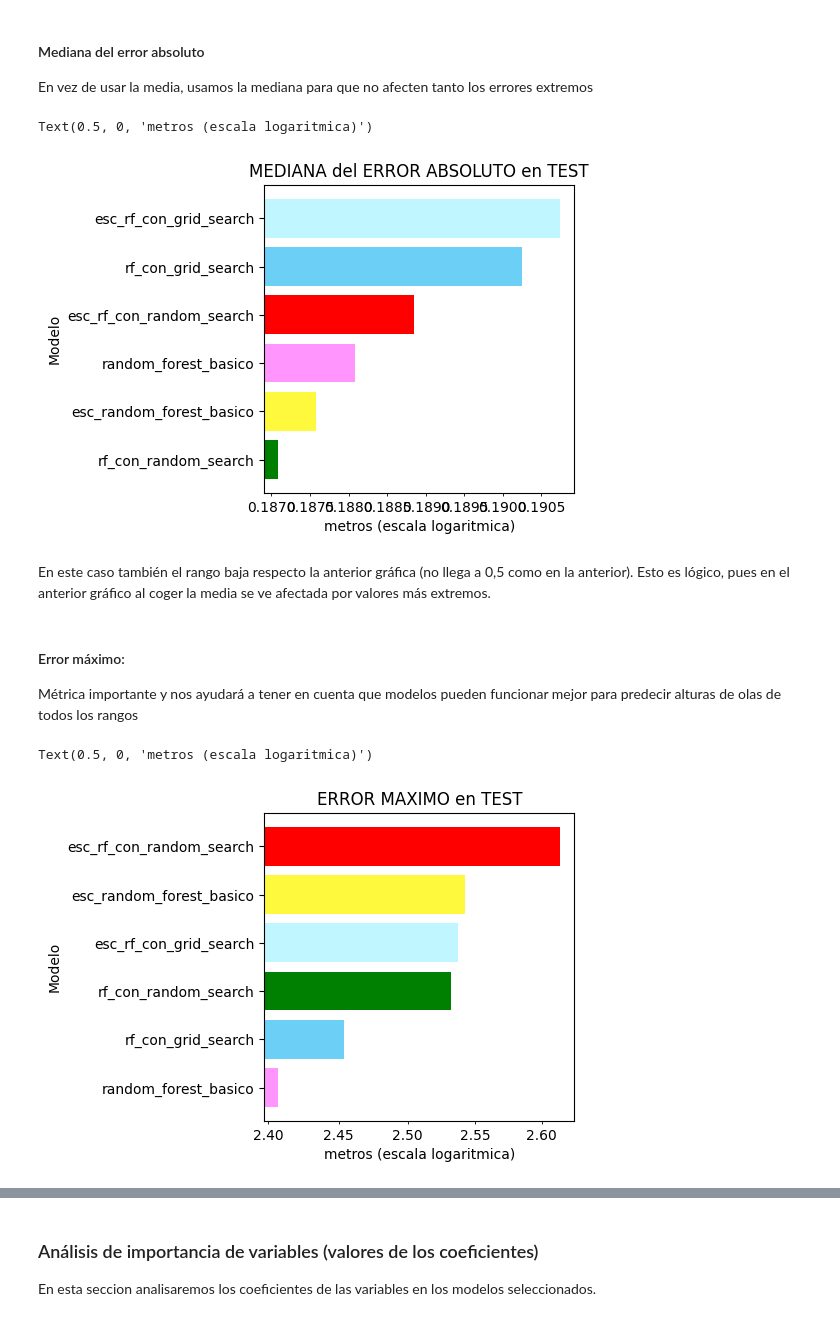
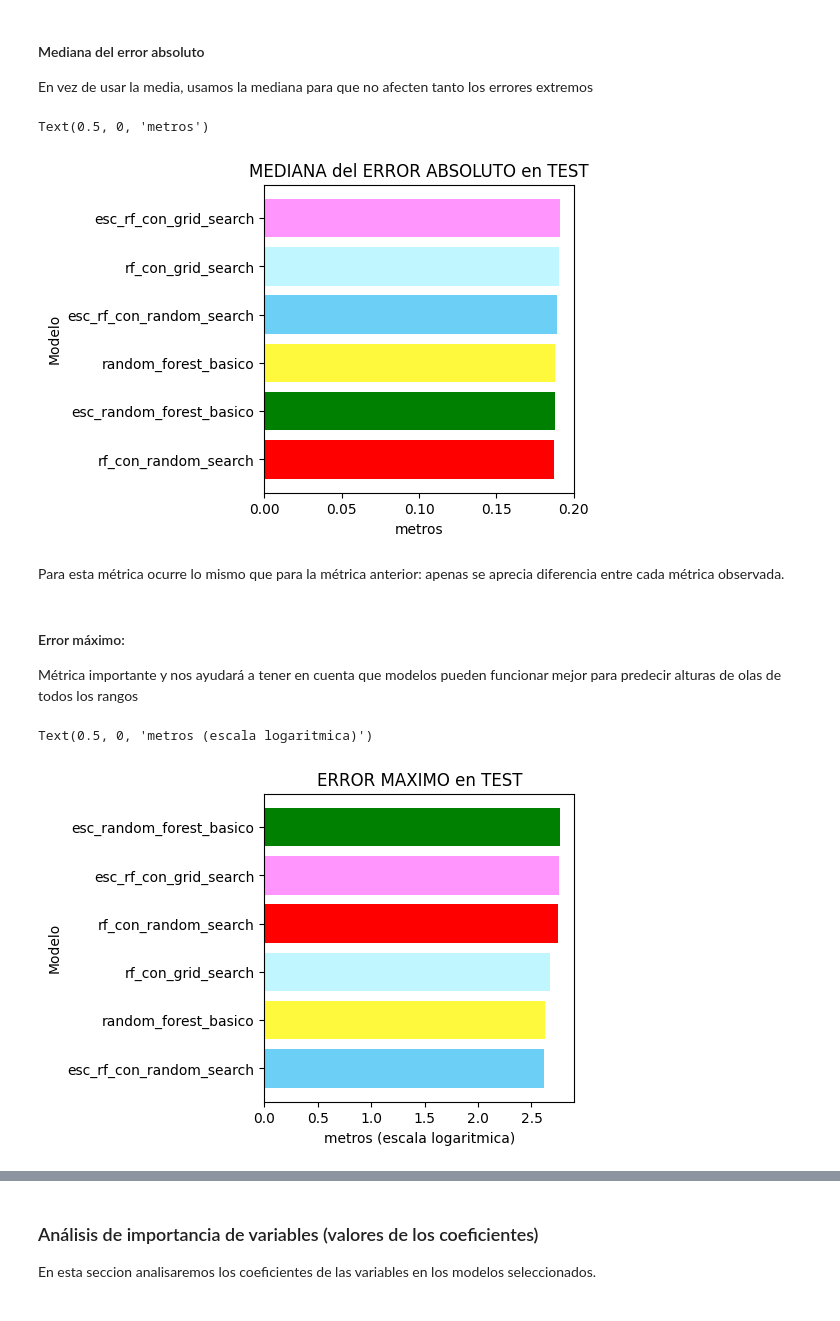
Before and after one commit to MarioBaldocchi/PD, a Jupyter notebook: modelos/evaluacion/evaluacion-forest.ipynb, the cells around one changed output, grey strips where cells are left out. Saved outputs shown, nothing was run; the diff lists cells and outputs as text; code cells hidden in the pictures.

```diff
--- a/modelos/evaluacion/evaluacion-forest.ipynb
+++ b/modelos/evaluacion/evaluacion-forest.ipynb
@@ -89,31 +86,25 @@ runs = runs.sort_values(by='TEST_MEDIAN_ABS_ERROR')
 
 ax.barh(y = runs['Name'], width = runs['TEST_MEDIAN_ABS_ERROR'], color=runs.color)
 ax.set_title('MEDIANA del ERROR ABSOLUTO en TEST')
-# escala logaritmica
-ax.set_xscale('log')
-ax.xaxis.set_minor_formatter(ScalarFormatter())
 ax.set_ylabel('Modelo')
-ax.set_xlabel('metros (escala logaritmica)')
+ax.set_xlabel('metros')
 # %% [output]
-Text(0.5, 0, 'metros (escala logaritmica)')
+Text(0.5, 0, 'metros')
-[figure, old version]
+[figure, new version]
 # %% [markdown]
-En este caso también el rango baja respecto la anterior gráfica (no llega a 0,5 como en la anterior). Esto es lógico, pues en el anterior gráfico al coger la media se ve afectada por valores más extremos.
+Para esta métrica ocurre lo mismo que para la métrica anterior: apenas se aprecia diferencia entre cada métrica observada.
 # %% [markdown]
 #### Error máximo:
 Métrica importante y nos ayudará a tener en cuenta que modelos pueden funcionar mejor para predecir alturas de olas de todos los rangos
 # %%
 fig, ax = plt.subplots(figsize=(4,4))
 runs = runs.sort_values(by='TEST_MAX_ERROR')
 
 ax.barh(y = runs['Name'], width = runs['TEST_MAX_ERROR'], color=runs.color)
-# escala logaritmica
-ax.set_xscale('log')
-ax.xaxis.set_minor_formatter(ScalarFormatter())
 ax.set_title('ERROR MAXIMO en TEST')
 ax.set_ylabel('Modelo')
 ax.set_xlabel('metros (escala logaritmica)')
 # %% [output]
 Text(0.5, 0, 'metros (escala logaritmica)')
-[figure, old version]
+[figure, new version]
 # %% [markdown]
```
Also changed, not shown: parts of 34 cells of this notebook, 2 other files.
